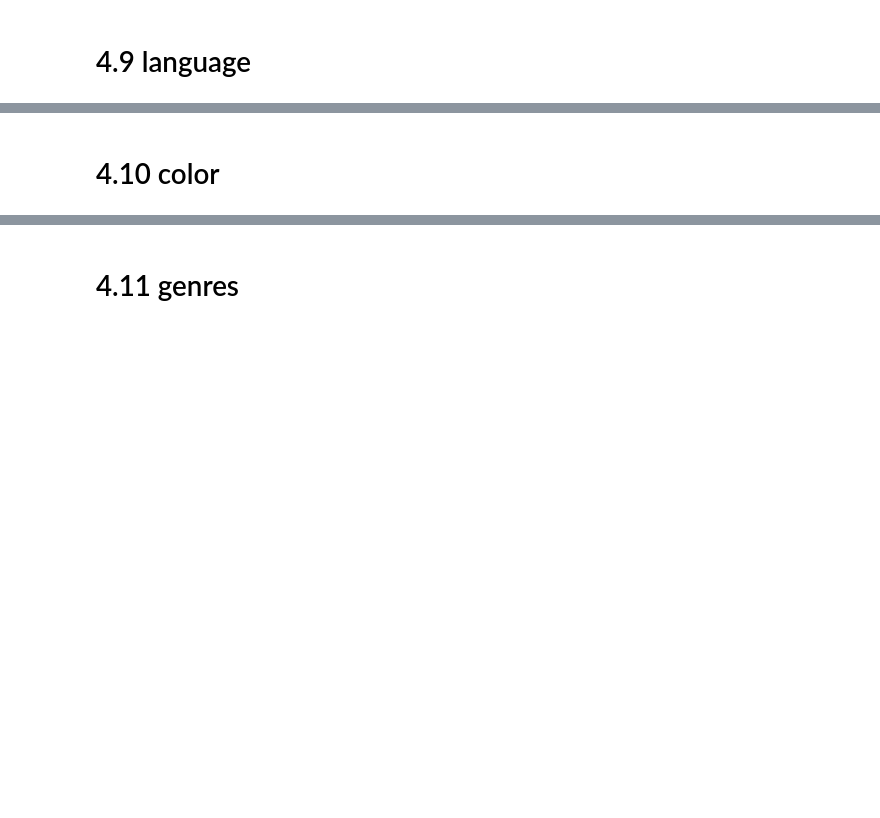
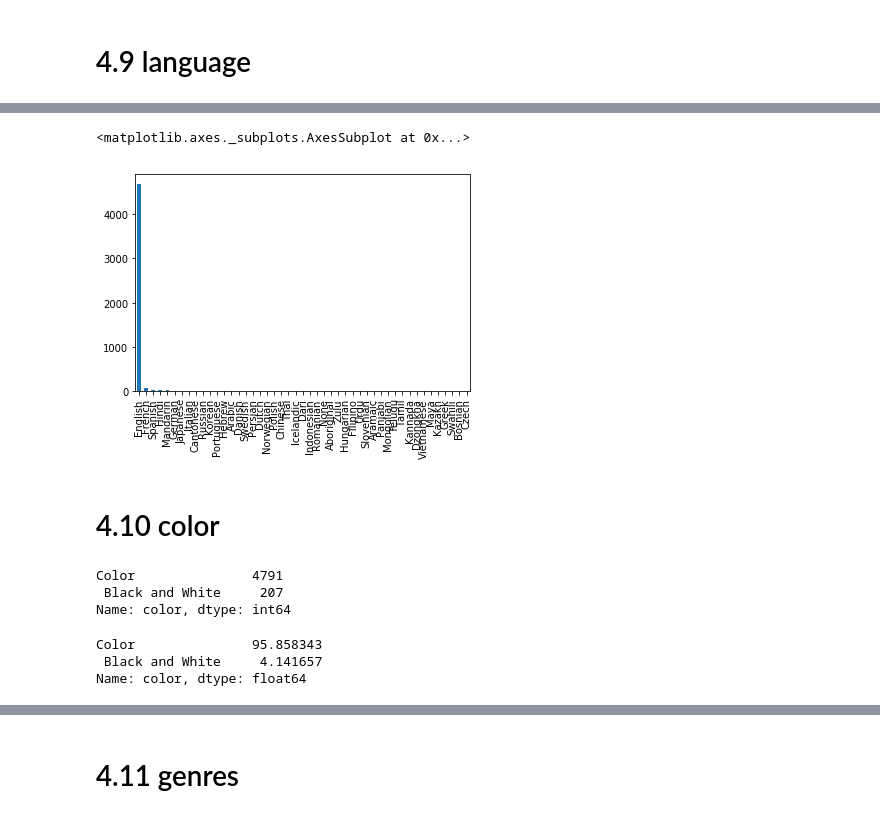
Before and after one commit to wensu425/Cogs108_Movie_Prediction, a Jupyter notebook: Movie_prediction.ipynb, the cells around one changed output, grey strips where cells are left out. Saved outputs shown, nothing was run; the diff lists cells and outputs as text; code cells hidden in the pictures; blank space fills up the shorter version.

```diff
--- a/Movie_prediction.ipynb
+++ b/Movie_prediction.ipynb
@@ -692,5 +695,10 @@ TODO: observation (country/continent not correlated)
 # %%
 ###TODO###
 # FROILAN'S PART will finish before tues
+
+data['language'].value_counts().plot(kind = 'bar')
+# %% [output]
+<matplotlib.axes._subplots.AxesSubplot at 0x...>
+[figure, added]
 # %% [markdown]
 # 4.10 color
@@ -699,0 +705,6 @@ TODO: observation (country/continent not correlated)
+# %%
+data['color'].value_counts()
+# %% [output]
+Color               4791
+ Black and White     207
+Name: color, dtype: int64
@@ -699,0 +714,6 @@ TODO: observation (country/continent not correlated)
+# %%
+(data['color'].value_counts()/data['color'].count())*100
+# %% [output]
+Color               95.858343
+ Black and White     4.141657
+Name: color, dtype: float64
```
Also changed, not shown: parts of 31 cells of this notebook.
